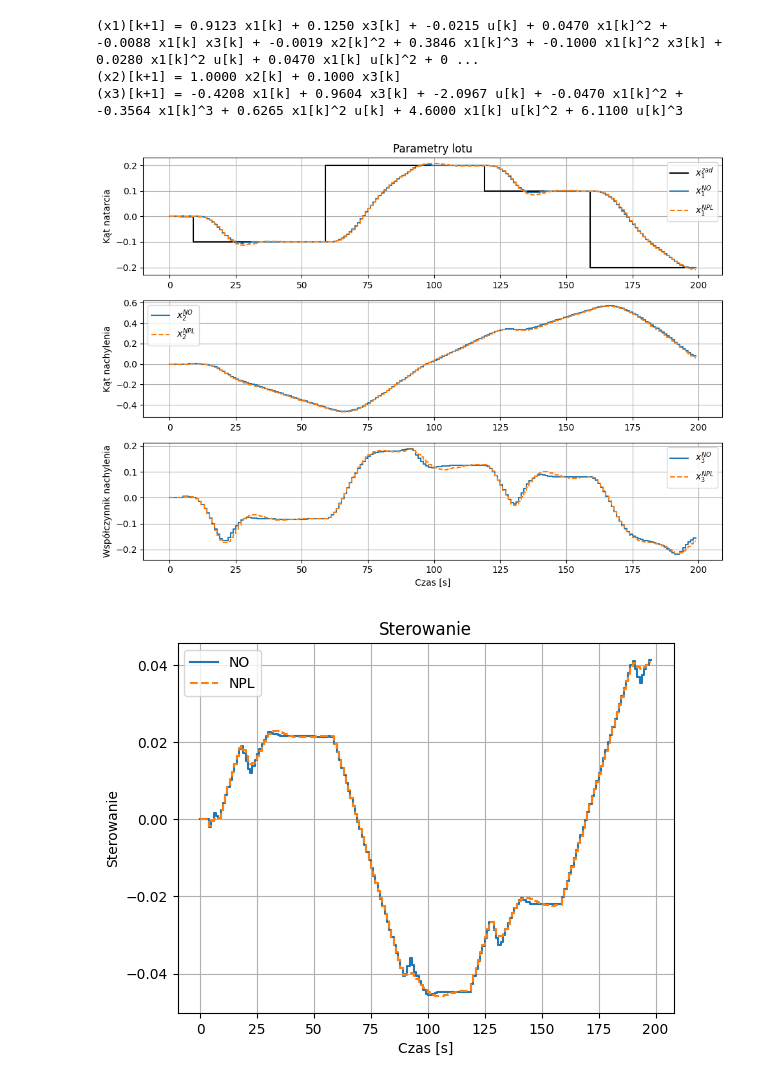
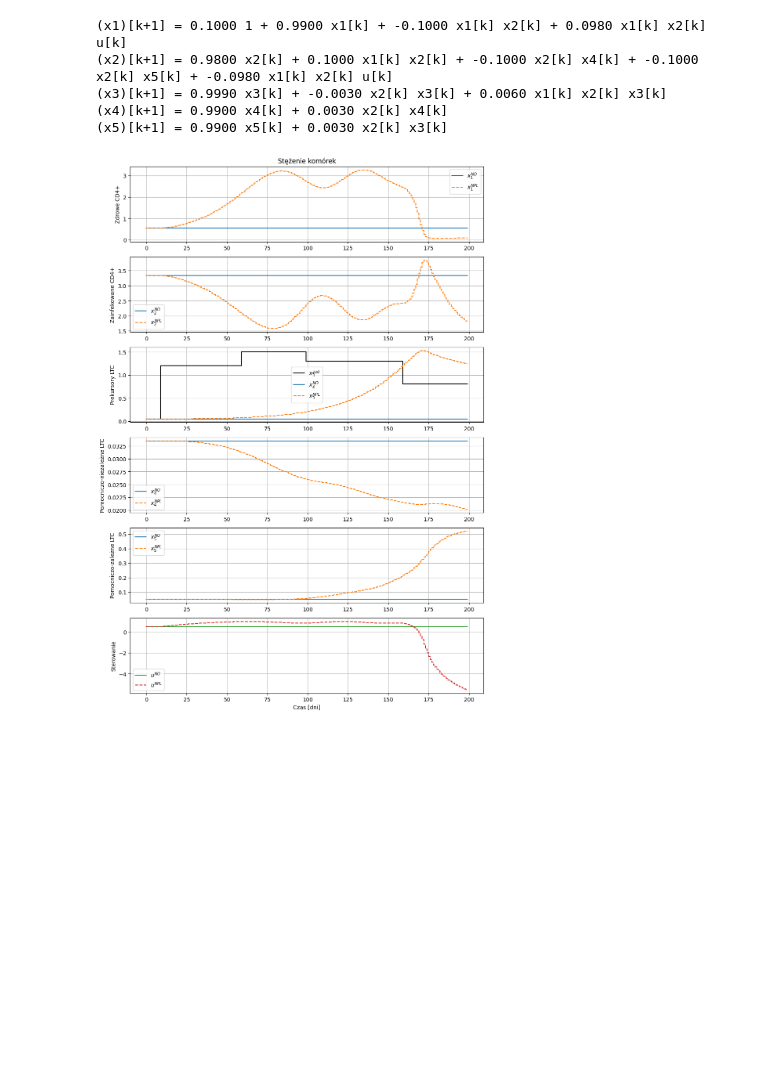
Before and after one commit to pochlebiacz/SINDy-in-MPC, a Jupyter notebook: MPC-COMBINED.ipynb, the cells around one changed output. Saved outputs shown, nothing was run; the diff lists cells and outputs as text; code cells hidden in the pictures; blank space fills up the shorter version.

Commit message:
sterowanie jako subplot

```diff
--- a/MPC-COMBINED.ipynb
+++ b/MPC-COMBINED.ipynb
@@ -19,18 +19,20 @@ Nu = 8
 Lambda = 5e-2
 
 # 1 - population, 2 - tracking, 3 - hiv
-process = 2
+process = 3
 # %%
-est = 'mid' # good / mid / bad
+est = 'good' # good / mid / bad
 y_zad, fun, x_no, u_no, x_npl, u_npl, bds, model = initialize(process, N, Nu, Ts, est)
 model.print(precision=int(3 - np.log10(Ts)))
 
 y_zad_N = np.vstack([y_zad, np.tile(y_zad[-1], (N, 1))])
 kmax, vk_no, vk_npl = len(y_zad), 0, 0
 # %% [output]
-(x1)[k+1] = 0.9123 x1[k] + 0.1250 x3[k] + -0.0215 u[k] + 0.0470 x1[k]^2 + -0.0088 x1[k] x3[k] + -0.0019 x2[k]^2 + 0.3846 x1[k]^3 + -0.1000 x1[k]^2 x3[k] + 0.0280 x1[k]^2 u[k] + 0.0470 x1[k] u[k]^2 + 0 ...
-(x2)[k+1] = 1.0000 x2[k] + 0.1000 x3[k]
-(x3)[k+1] = -0.4208 x1[k] + 0.9604 x3[k] + -2.0967 u[k] + -0.0470 x1[k]^2 + -0.3564 x1[k]^3 + 0.6265 x1[k]^2 u[k] + 4.6000 x1[k] u[k]^2 + 6.1100 u[k]^3
+(x1)[k+1] = 0.1000 1 + 0.9900 x1[k] + -0.1000 x1[k] x2[k] + 0.0980 x1[k] x2[k] u[k]
+(x2)[k+1] = 0.9800 x2[k] + 0.1000 x1[k] x2[k] + -0.1000 x2[k] x4[k] + -0.1000 x2[k] x5[k] + -0.0980 x1[k] x2[k] u[k]
+(x3)[k+1] = 0.9990 x3[k] + -0.0030 x2[k] x3[k] + 0.0060 x1[k] x2[k] x3[k]
+(x4)[k+1] = 0.9900 x4[k] + 0.0030 x2[k] x4[k]
+(x5)[k+1] = 0.9900 x5[k] + 0.0030 x2[k] x3[k]
 # %%
 def mpc_no(deltau, model=None, w=1):
     u_no[k:k+Nu] = (np.tril(np.ones((Nu, Nu)), 0) @ deltau.reshape(-1, 1) + u_no[k-1] * np.ones((Nu, 1))).reshape(-1)
@@ -78,8 +80,8 @@ def mpc_npl(model, state_est, u_prev, w=1):
 
     return du.value[0, 0]
 # %%
-w = [1, 0, 0]
-save = True
+w = [0, 0, 1, 0, 0]
+save = False
 
 state_no, state_npl = x_no[0], x_npl[0]
 
@@ -122,58 +124,49 @@ for k in range(5, kmax):
     vk_npl = state_npl - xmod_npl
 # %%
 path = f"experiments/{process}/MPC {est} proces-{process} w={w}"
-fig, axs = plt.subplots(len(x_no[0]), 1, figsize=(10, 2.4*len(x_no[0])))
+fig, axs = plt.subplots(len(x_no[0]) + 1, 1, figsize=(10, 2.4*(len(x_no[0]) + 1)))
 if len(x_no[0]) == 2:
     axs[0].set_title("Liczba osobników")
     axs[0].set_ylabel("Populacja ofiar")
     axs[1].set_ylabel("Populacja drapieżników")
+    axs[2].set_ylabel("Sterowanie")
     axs[-1].set_xlabel("Czas [dni]")
     process = 1
 elif len(x_no[0]) == 3:
     axs[0].set_title("Parametry lotu")
     axs[0].set_ylabel("Kąt natarcia")
     axs[1].set_ylabel("Kąt nachylenia")
     axs[2].set_ylabel("Współczynnik nachylenia")
+    axs[3].set_ylabel("Sterowanie")
     axs[-1].set_xlabel("Czas [s]")
     process = 2
 else:
     axs[0].set_title("Stężenie komórek")
     axs[0].set_ylabel("Zdrowe CD4+")
     axs[1].set_ylabel("Zainfekowane CD4+")
     axs[2].set_ylabel("Prekursory LTC")
     axs[3].set_ylabel("Pomocniczo-niezależne LTC")
     axs[4].set_ylabel("Pomocniczo-zależne LTC")
+    axs[5].set_ylabel("Sterowanie")
     axs[-1].set_xlabel("Czas [dni]")
     process = 3
 kmax = len(y_zad)
 
 for i in range(len(x_no[0])):
     if w[i] > 0:
         axs[i].step(range(kmax), y_zad[:, i], label=f"$x_{i+1}^{{zad}}$", color='k')
     axs[i].step(range(kmax), x_no[0:kmax, i], label=f"$x_{i+1}^{{NO}}$", color=f"C{0}")
     axs[i].step(range(kmax), x_npl[0:kmax, i], label=f"$x_{i+1}^{{NPL}}$", color=f"C{1}", linestyle='--')
     axs[i].legend()
     axs[i].grid()
+axs[-1].step(range(kmax), u_no[0:kmax], label=f"$u^{{NO}}$", color=f"C{2}")
+axs[-1].step(range(kmax), u_npl[0:kmax], label=f"$u^{{NPL}}$", color=f"C{3}", linestyle='--')
+axs[-1].legend()
+axs[-1].grid()
 plt.tight_layout()
 plt.show()
 
 if save:
     fig.savefig(path + '.pdf', bbox_inches='tight')
-
-plt.step(range(kmax-1), u_no[0:kmax-1], label="NO", color="C0")
-plt.step(range(kmax-1), u_npl[0:kmax-1], label="NPL", color="C1", linestyle='--')
-if process in [1, 3]:
-    plt.xlabel("Czas [dni]")
-else:
-    plt.xlabel("Czas [s]")
-plt.ylabel("Sterowanie")
-plt.grid()
-plt.legend()
-plt.title("Sterowanie")
-
-if save:
-    plt.savefig(path + ' ster.pdf', bbox_inches='tight')
-plt.show()
 # %% [output]
-[figure, old version]
+[figure, new version]
-[figure, removed]
```
Also changed, not shown: 2 other files.
